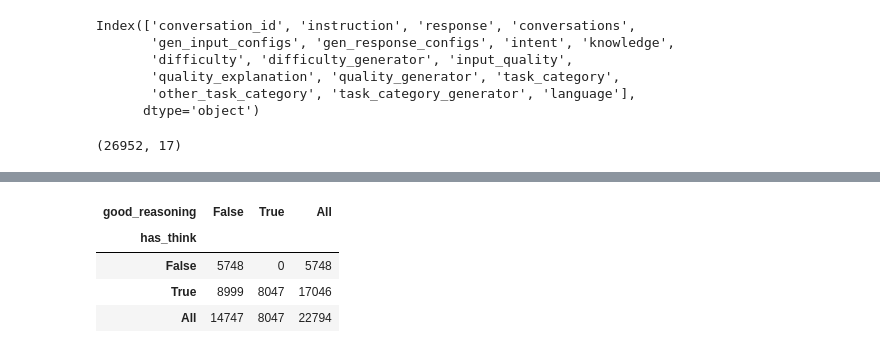
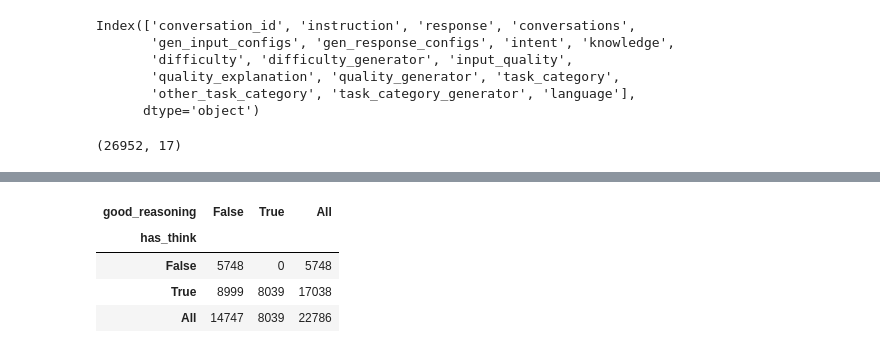
Before and after one commit to AshotAkopov/finance-slm-distillation, a Jupyter notebook: notebooks/01_dataset_preparation.ipynb, the cells around one changed output, grey strips where cells are left out. Drawn from its saved outputs; the diff is of its cells as text; code cells hidden in the pictures.

```diff
--- a/notebooks/01_dataset_preparation.ipynb
+++ b/notebooks/01_dataset_preparation.ipynb
@@ -68,3 +101,7 @@ Index(['conversation_id', 'instruction', 'response', 'conversations',
 df.shape
 # %% [output]
 (26952, 17)
+# %%
+df = df.drop_duplicates(
+    subset=["instruction", "response"]
+)
@@ -100,5 +151,13 @@ per_task
 | 9 | Role playing | 1 |
 | 10 | Creative writing | 1 |
 # %%
-nus_cat = ("Coding & Debugging", "Advice seeking", "Editing", "Brainstorming", "Role playing", "Creative writing")
-df = df[~df["task_category"].isin(nus_cat)]
+excluded_categories = (
+    "Coding & Debugging",
+    "Advice seeking",
+    "Editing",
+    "Brainstorming",
+    "Role playing",
+    "Creative writing"
+)
+
+df = df[~df["task_category"].isin(excluded_categories)]
@@ -486,14 +511,16 @@ df["good_reasoning"] = df.apply(
     axis=1
 )
 # %%
-pd.crosstab(
+reasoning_quality_table = pd.crosstab(
     df["has_think"],
     df["good_reasoning"],
     margins=True
 )
+
+reasoning_quality_table
 # %% [output]
 | good_reasoning | False | True | All |
 | has_think |  |  |  |
 | False | 5748 | 0 | 5748 |
-| True | 8999 | 8047 | 17046 |
-| All | 14747 | 8047 | 22794 |
+| True | 8999 | 8039 | 17038 |
+| All | 14747 | 8039 | 22786 |
```
Also changed, not shown: parts of 107 cells of this notebook, 13 other files.
